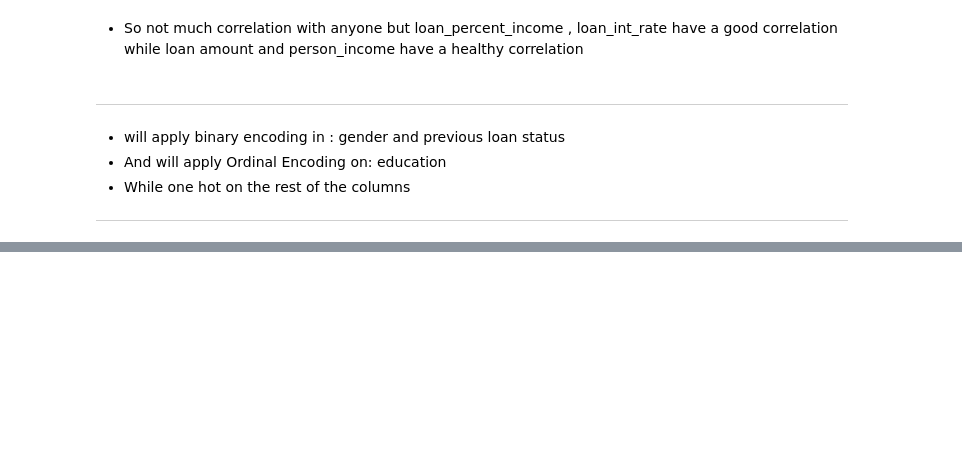
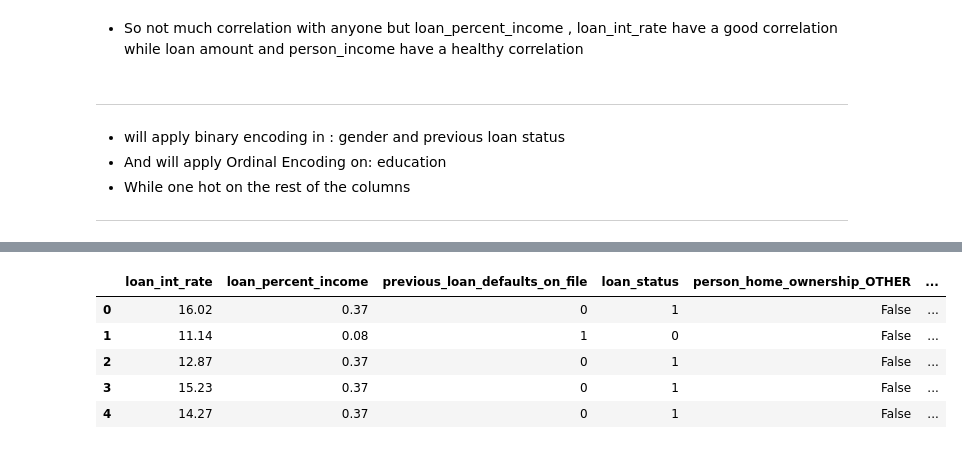
Before and after one commit to AbdulHadi17/VENV-Regression, a Jupyter notebook: notebooks/Logistic regression/main.ipynb, the cells around one changed output, grey strips where cells are left out. Saved outputs shown, nothing was run; the diff lists cells and outputs as text; code cells hidden in the pictures; blank space fills up the shorter version.

```diff
--- a/notebooks/Logistic regression/main.ipynb
+++ b/notebooks/Logistic regression/main.ipynb
@@ -234,0 +297,2 @@ Name: count, dtype: int64
+# %%
+loanDB.drop(columns=['person_gender','person_education','credit_score','person_emp_exp' ,'cb_person_cred_hist_length','person_age'], inplace=True)
@@ -234,0 +354,11 @@ Name: count, dtype: int64
+# %%
+loanDB.drop(columns =['loan_amnt','person_income'], inplace=True)
+# %%
+loanDB.head()
+# %% [output]
+|  | loan_int_rate | loan_percent_income | previous_loan_defaults_on_file | loan_status | person_home_ownership_OTHER | ... |
+| 0 | 16.02 | 0.37 | 0 | 1 | False | ... |
+| 1 | 11.14 | 0.08 | 1 | 0 | False | ... |
+| 2 | 12.87 | 0.37 | 0 | 1 | False | ... |
+| 3 | 15.23 | 0.37 | 0 | 1 | False | ... |
+| 4 | 14.27 | 0.37 | 0 | 1 | False | ... |
```
Also changed, not shown: parts of 17 cells of this notebook.
